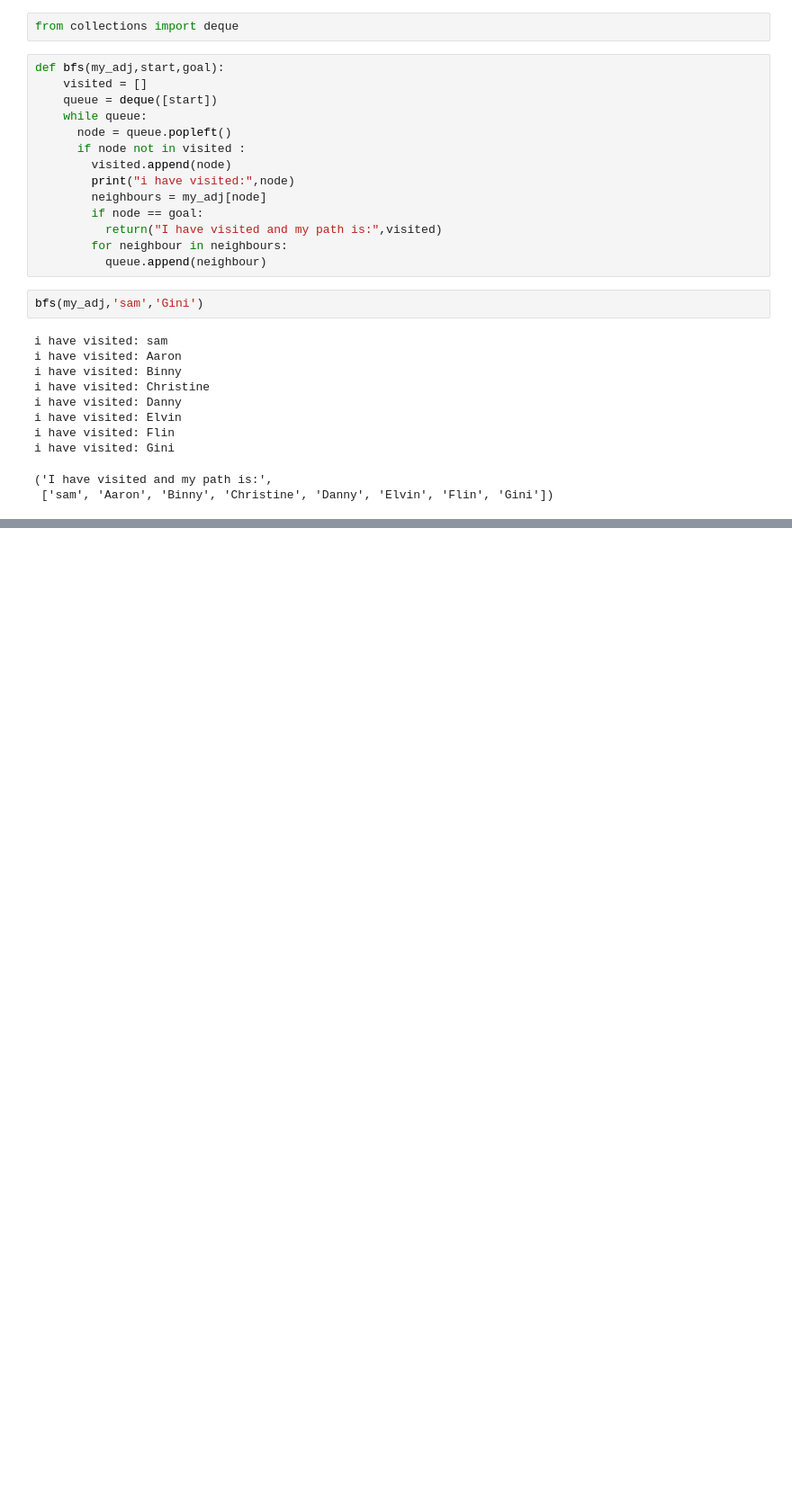
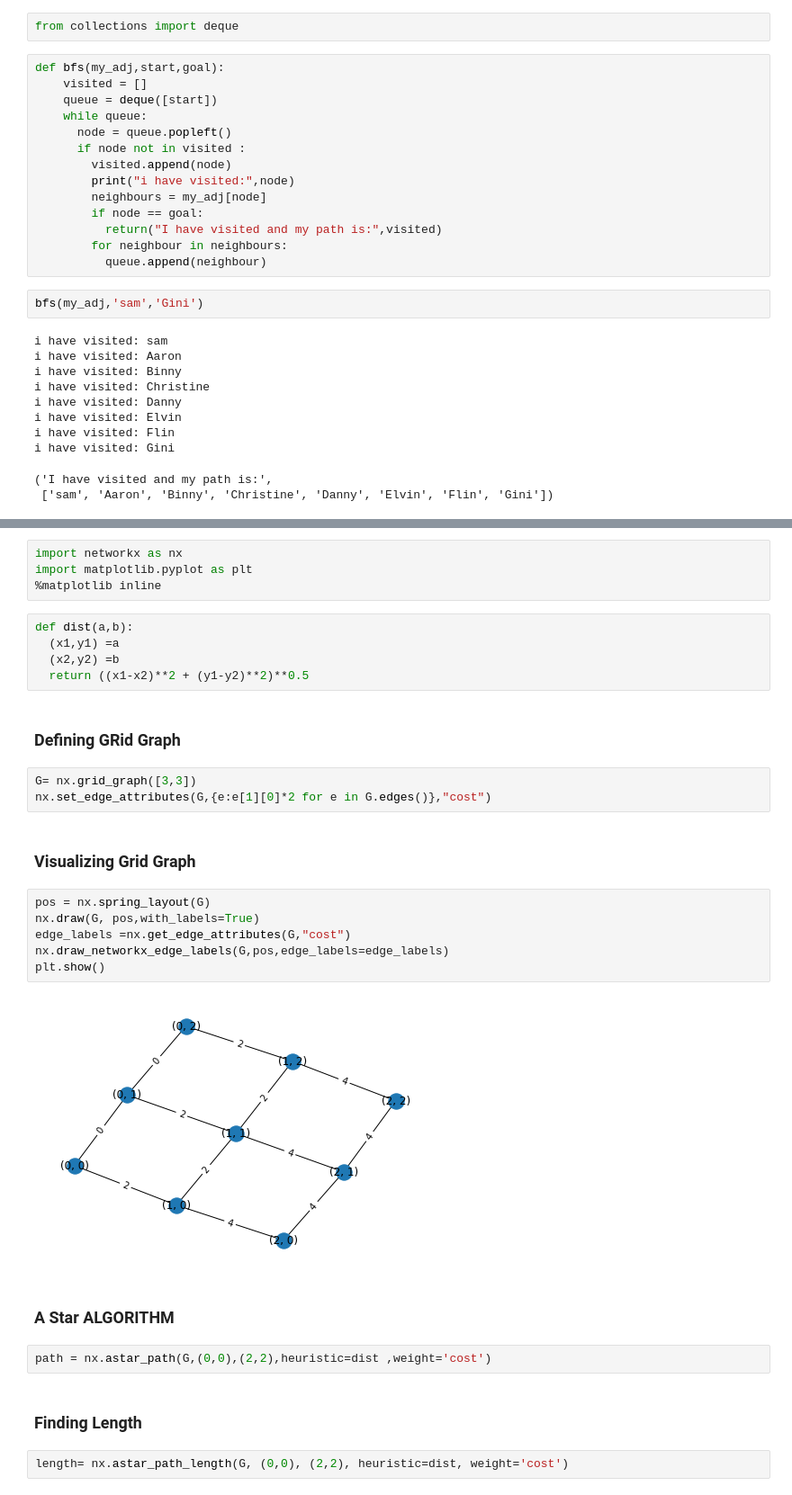
Before and after one commit to MukulRay1603/FACE-RECOGNITION-PROJECT, a Jupyter notebook: SEARCH_ALGORITHMS.ipynb, the cells around one changed output, grey strips where cells are left out. Shown at 90% size. Cells and saved outputs as stored; diff of their text form; blank space fills up the shorter version.

```diff
--- a/SEARCH_ALGORITHMS.ipynb
+++ b/SEARCH_ALGORITHMS.ipynb
@@ -42,0 +68,32 @@ i have visited: Gini
+# %%
+import networkx as nx
+import matplotlib.pyplot as plt
+%matplotlib inline
+# %%
+def dist(a,b):
+  (x1,y1) =a
+  (x2,y2) =b
+  return ((x1-x2)**2 + (y1-y2)**2)**0.5
+# %% [markdown]
+### **Defining GRid Graph**
+# %%
+G= nx.grid_graph([3,3])
+nx.set_edge_attributes(G,{e:e[1][0]*2 for e in G.edges()},"cost")
+# %% [markdown]
+### **Visualizing Grid Graph**
+# %%
+pos = nx.spring_layout(G)
+nx.draw(G, pos,with_labels=True)
+edge_labels =nx.get_edge_attributes(G,"cost")
+nx.draw_networkx_edge_labels(G,pos,edge_labels=edge_labels)
+plt.show()
+# %% [output]
+[figure, added]
+# %% [markdown]
+### **A Star ALGORITHM**
+# %%
+path = nx.astar_path(G,(0,0),(2,2),heuristic=dist ,weight='cost')
+# %% [markdown]
+### **Finding Length**
+# %%
+length= nx.astar_path_length(G, (0,0), (2,2), heuristic=dist, weight='cost')
```
Also changed, not shown: parts of 6 cells of this notebook.
